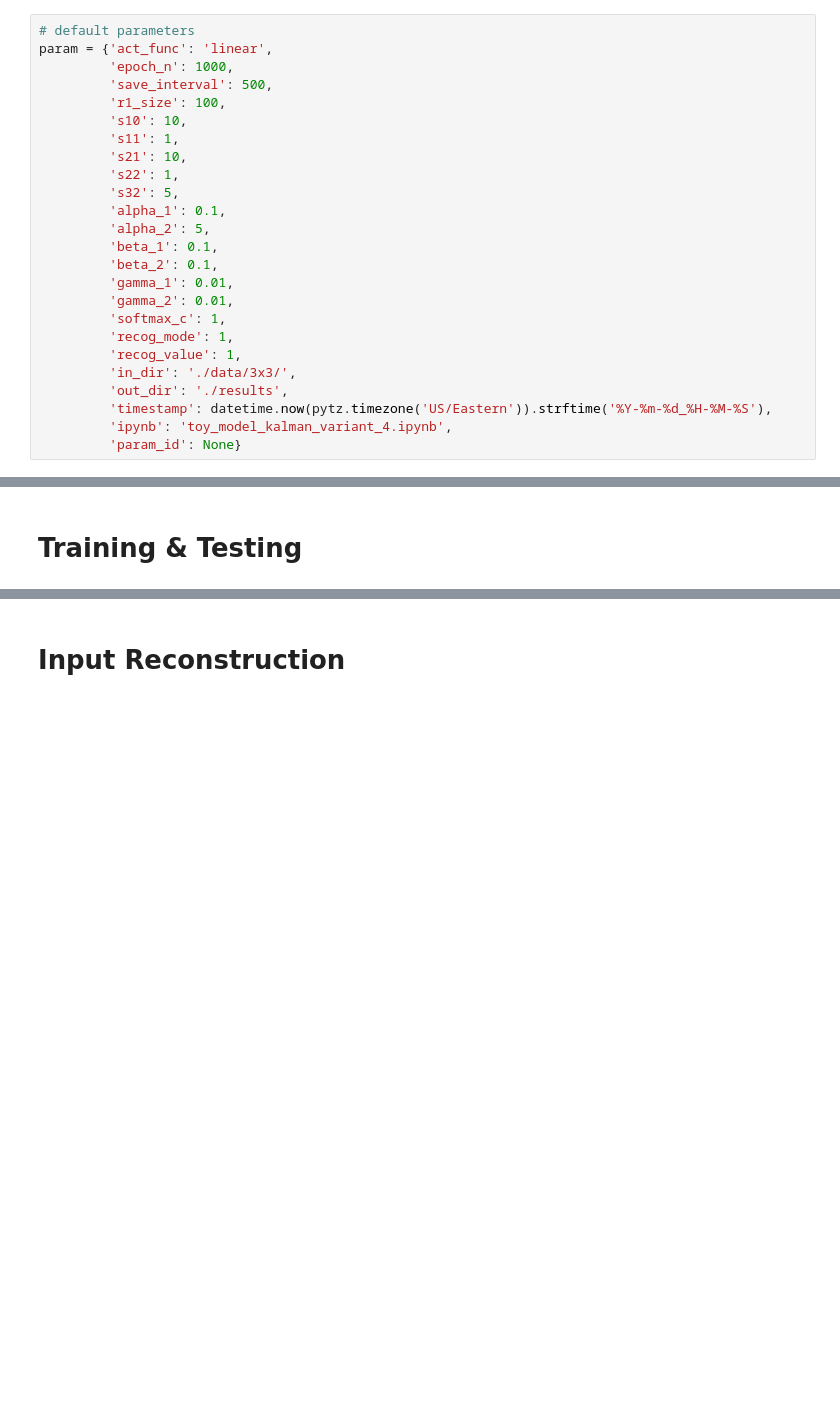
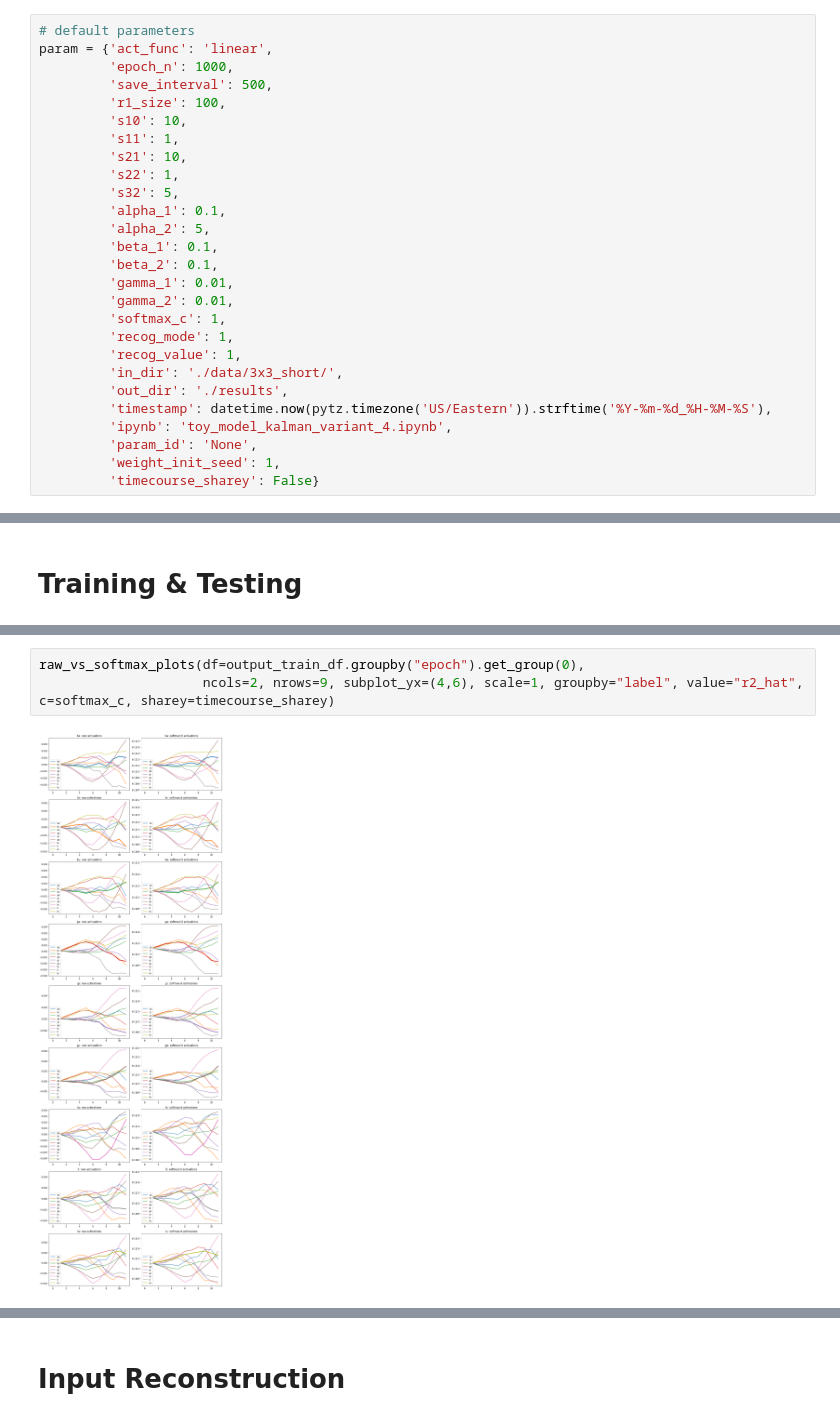
Before and after one commit to monicaycli/predictive_coding, a Jupyter notebook: toy_model_kalman_variant_4.ipynb, the cells around one changed output, grey strips where cells are left out. Drawn from its saved outputs; the diff is of its cells as text; blank space fills up the shorter version.

```diff
--- a/toy_model_kalman_variant_4.ipynb
+++ b/toy_model_kalman_variant_4.ipynb
@@ -31,11 +31,13 @@ param = {'act_func': 'linear',
          'softmax_c': 1,
          'recog_mode': 1,
          'recog_value': 1,
-         'in_dir': './data/3x3/',
+         'in_dir': './data/3x3_short/',
          'out_dir': './results',
          'timestamp': datetime.now(pytz.timezone('US/Eastern')).strftime('%Y-%m-%d_%H-%M-%S'),
          'ipynb': 'toy_model_kalman_variant_4.ipynb',
-         'param_id': None}
+         'param_id': 'None',
+         'weight_init_seed': 1,
+         'timecourse_sharey': False}
 # %%
 param = pd.Series(param)
 param
@@ -227,0 +181,5 @@ output_test_df = pd.concat(output_test_list)
+# %%
+raw_vs_softmax_plots(df=output_train_df.groupby("epoch").get_group(0),
+                     ncols=2, nrows=9, subplot_yx=(4,6), scale=1, groupby="label", value="r2_hat", c=softmax_c, sharey=timecourse_sharey)
+# %% [output]
+[figure, added]
```
Also changed, not shown: parts of 54 cells of this notebook, 2 other files.
